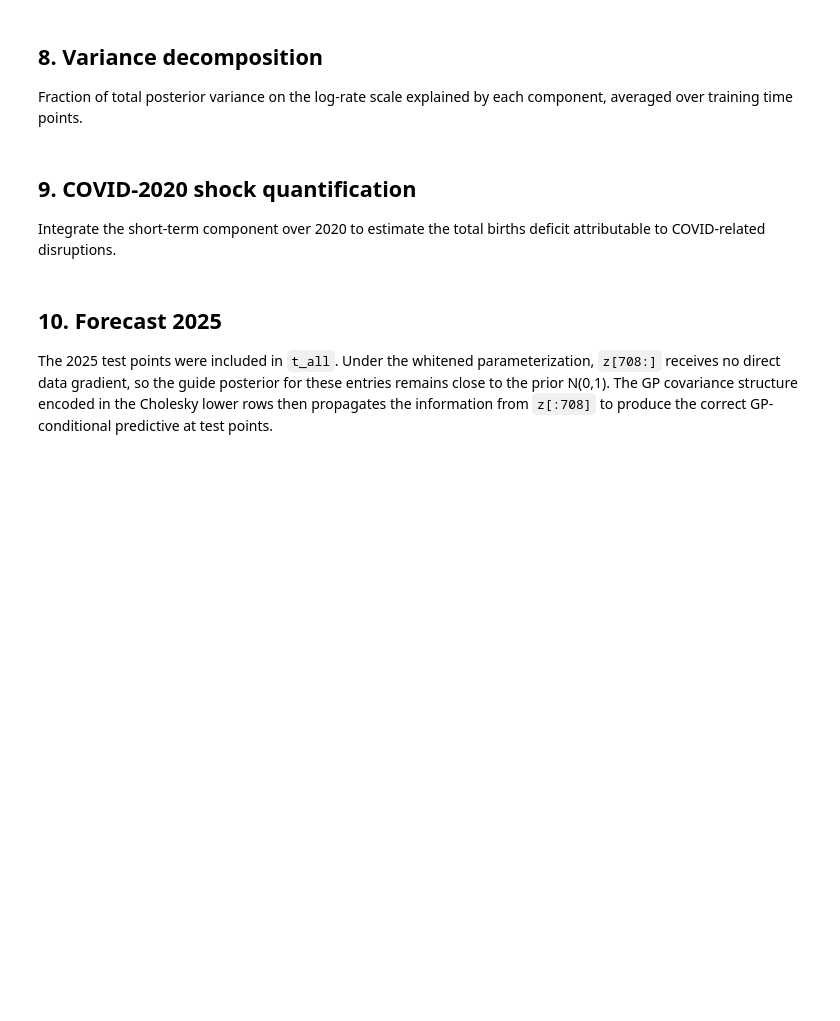
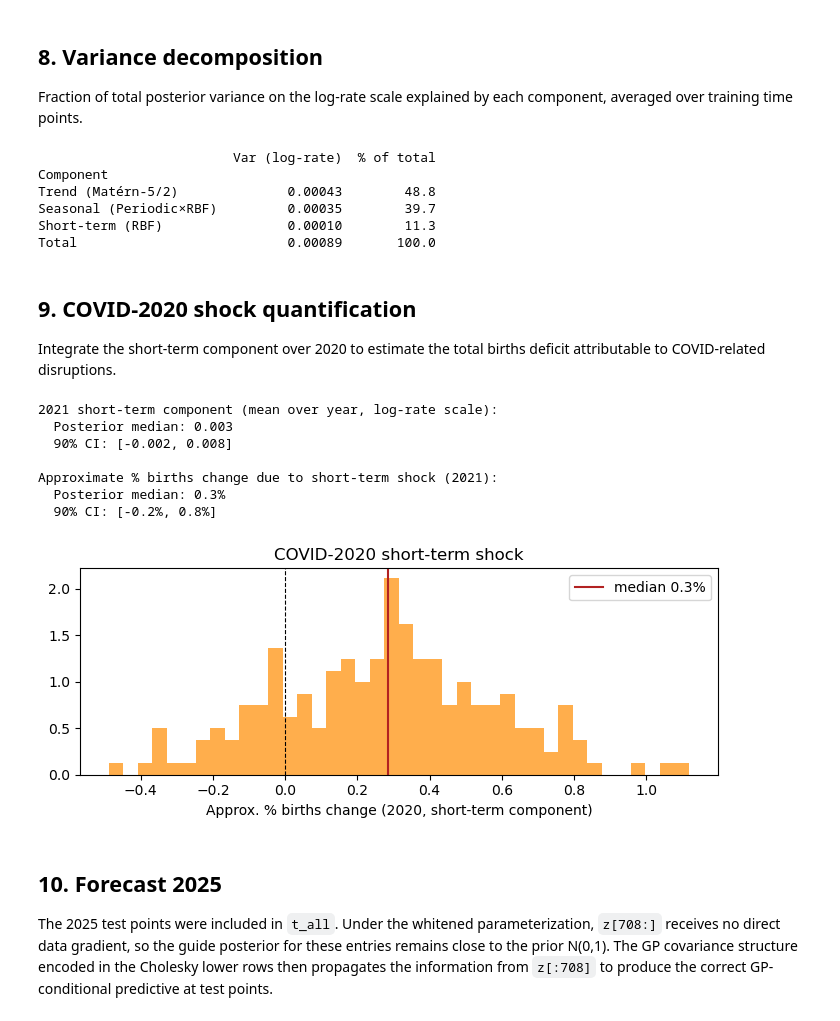
Before and after one commit to jacobfoss02/Banger-MBML, a Jupyter notebook: 03_gp_svi.ipynb, the cells around one changed output. Saved outputs shown, nothing was run; the diff lists cells and outputs as text; code cells hidden in the pictures; blank space fills up the shorter version.

```diff
--- a/03_gp_svi.ipynb
+++ b/03_gp_svi.ipynb
@@ -375,40 +435,56 @@ var_df = pd.DataFrame([
 ]).set_index("Component")
 
 print(var_df.to_string())
-print("\n(Note: component variances need not sum to total due to posterior covariance between components.)")
+# %% [output]
+                         Var (log-rate)  % of total
+Component
+Trend (Matérn-5/2)              0.00043        48.8
+Seasonal (Periodic×RBF)         0.00035        39.7
+Short-term (RBF)                0.00010        11.3
+Total                           0.00089       100.0
 # %% [markdown]
 ## 9. COVID-2020 shock quantification
 
 Integrate the short-term component over 2020 to estimate the total births deficit attributable to COVID-related disruptions.
 # %%
-# Extract 2020 months from training data
-idx_2020 = train[train["year"] == 2020].index.tolist()
-f_sh_2020 = f_sh_post[:, idx_2020]   # (200, 12)
+# Extract 2021 months from training data
 
-# Mean short-term deviation during 2020 (on log-rate scale)
-mean_dev_2020 = f_sh_2020.mean(axis=1)  # (200,) — one mean per posterior sample
+idx_2021 = train[train["year"] == 2021].index.tolist()
+f_sh_2021 = f_sh_post[:, idx_2021]   # (200, 12)
+
+# Mean short-term deviation during 2021 (on log-rate scale)
+mean_dev_2021 = f_sh_2021.mean(axis=1)
 
 # Convert to approximate % change: exp(mean) - 1
-pct_change = (np.exp(mean_dev_2020) - 1) * 100
+pct_change = (np.exp(mean_dev_2021) - 1) * 100
 
-print("2020 short-term component (mean over year, log-rate scale):")
-print(f"  Posterior median: {np.median(mean_dev_2020):.3f}  ")
-print(f"  90% CI: [{np.percentile(mean_dev_2020, 5):.3f}, {np.percentile(mean_dev_2020, 95):.3f}]")
+print("2021 short-term component (mean over year, log-rate scale):")
+print(f"  Posterior median: {np.median(mean_dev_2021):.3f}  ")
+print(f"  90% CI: [{np.percentile(mean_dev_2021, 5):.3f}, {np.percentile(mean_dev_2021, 95):.3f}]")
 print()
-print("Approximate % births change due to short-term shock (2020):")
+print("Approximate % births change due to short-term shock (2021):")
 print(f"  Posterior median: {np.median(pct_change):.1f}%")
 print(f"  90% CI: [{np.percentile(pct_change, 5):.1f}%, {np.percentile(pct_change, 95):.1f}%]")
 
 fig, ax = plt.subplots(figsize=(7, 3))
 ax.hist(pct_change, bins=40, density=True, color="darkorange", alpha=0.7)
 ax.axvline(0, color="black", lw=0.8, ls="--")
 ax.axvline(np.median(pct_change), color="firebrick", lw=1.5, label=f"median {np.median(pct_change):.1f}%")
 ax.set_xlabel("Approx. % births change (2020, short-term component)")
 ax.set_title("COVID-2020 short-term shock")
 ax.legend()
 plt.tight_layout()
 plt.savefig(PROJ / "03_covid_shock.png", dpi=120, bbox_inches="tight")
 plt.show()
+# %% [output]
+2021 short-term component (mean over year, log-rate scale):
+  Posterior median: 0.003
+  90% CI: [-0.002, 0.008]
+
+Approximate % births change due to short-term shock (2021):
+  Posterior median: 0.3%
+  90% CI: [-0.2%, 0.8%]
+[figure, added]
 # %% [markdown]
 ## 10. Forecast 2025
 
```
Also changed, not shown: parts of 17 cells of this notebook, 3 other files.
